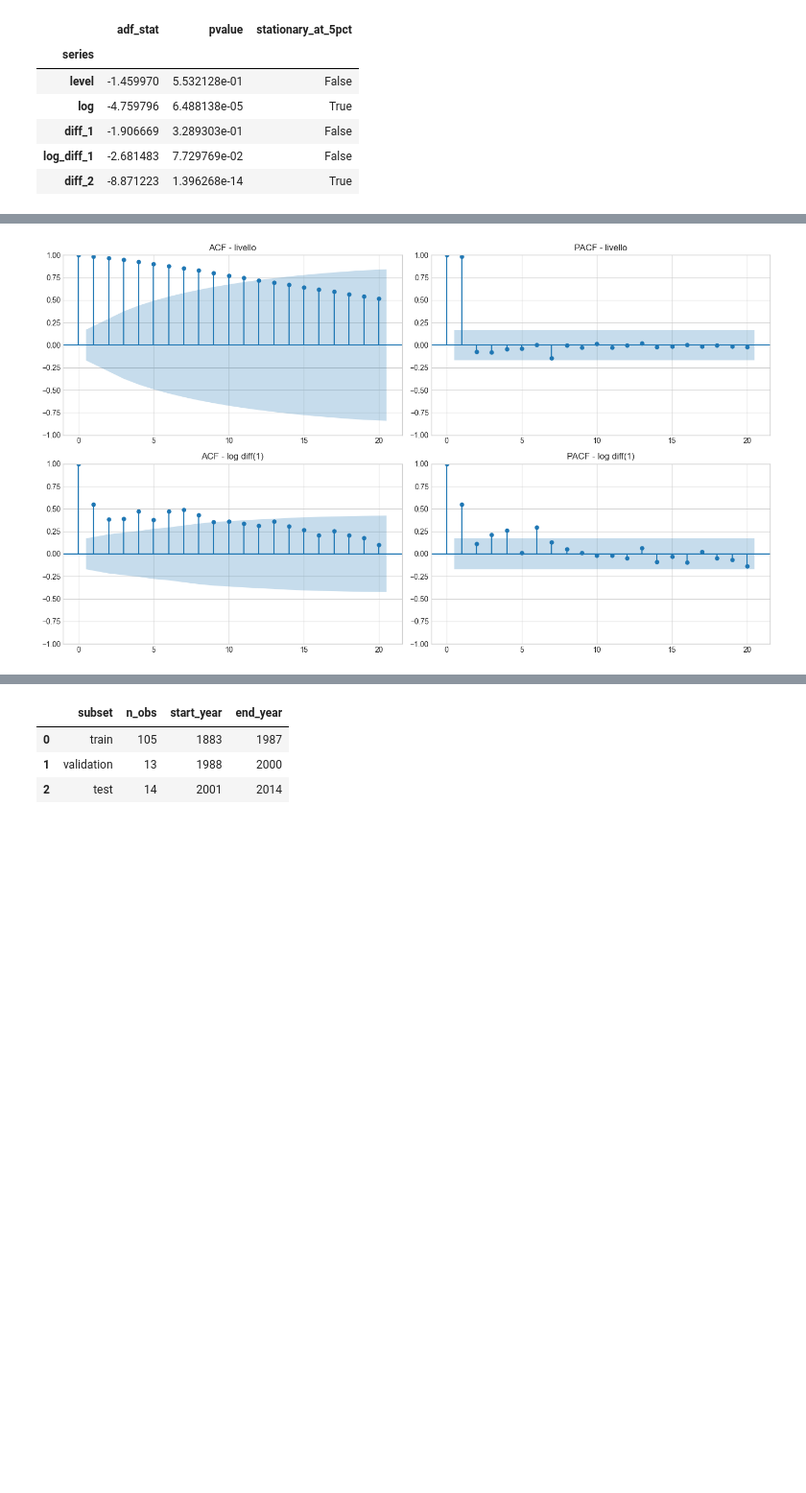
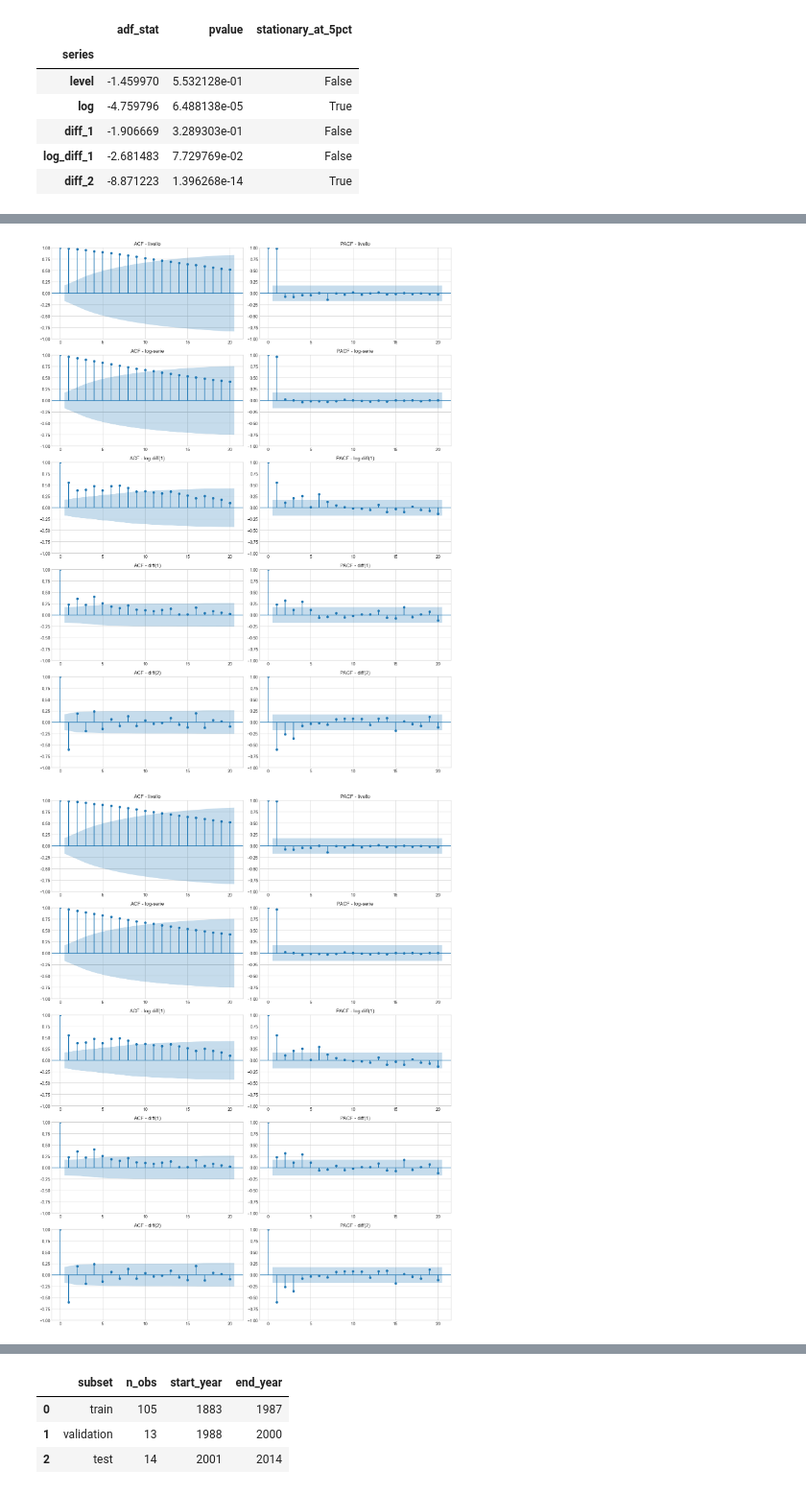
Before and after one commit to 1ngVG-OA/FinalProject, a Jupyter notebook: Tavola_1.14.ipynb, the cells around one changed output, grey strips where cells are left out. Shown at 96% size. Saved outputs shown, nothing was run; the diff lists cells and outputs as text; code cells hidden in the pictures; blank space fills up the shorter version.

Commit message:
Refactor + step 4

```diff
--- a/Tavola_1.14.ipynb
+++ b/Tavola_1.14.ipynb
@@ -29,7 +74,10 @@ plt.style.use("seaborn-v0_8-whitegrid")
 DATA_PATH = Path("Datasets") / "Tavola_1.14.csv"
 TARGET_COL = "Produzione_lorda_totale"
 # %%
-raw_preview = pd.read_csv(DATA_PATH, sep=";", header=None, dtype=str)
+raw_preview, series_df, summary = load_istat_series(
+    DATA_PATH,
+    target_col_name=TARGET_COL,
+)
 raw_preview.head(8)
 # %% [output]
 |  | 0 | 1 | 2 | 3 | 4 | 5 | 6 | 7 | 8 | 9 | 10 | ... |
@@ -148,16 +135,4 @@ def adf_report(series, name):
 # %%
-candidate_series = {
-    "level": target_series,
-    "log": np.log(target_series),
-    "diff_1": target_series.diff(),
-    "log_diff_1": np.log(target_series).diff(),
-    "diff_2": target_series.diff().diff(),
-}
-
-adf_results = pd.DataFrame(
-    [adf_report(series, name) for name, series in candidate_series.items()]
-).set_index("series")
-
 adf_results
 # %% [output]
 |  | adf_stat | pvalue | stationary_at_5pct |
@@ -189,19 +150,6 @@ plt.show()
 # %%
-fig, axes = plt.subplots(2, 2, figsize=(14, 8))
-
-plot_acf(candidate_series["level"].dropna(), lags=20, ax=axes[0, 0])
-axes[0, 0].set_title("ACF - livello")
-
-plot_pacf(candidate_series["level"].dropna(), lags=20, ax=axes[0, 1], method="ywm")
-axes[0, 1].set_title("PACF - livello")
-
-plot_acf(candidate_series["log_diff_1"].dropna(), lags=20, ax=axes[1, 0])
-axes[1, 0].set_title("ACF - log diff(1)")
-
-plot_pacf(candidate_series["log_diff_1"].dropna(), lags=20, ax=axes[1, 1], method="ywm")
-axes[1, 1].set_title("PACF - log diff(1)")
-
-plt.tight_layout()
-plt.show()
+fig_step2_acf_pacf = plot_step2_acf_pacf_grid(candidate_series, lags=20)
+fig_step2_acf_pacf
 # %% [output]
-[figure, old version]
+[figure, new version]
+[figure, added]
```
Also changed, not shown: parts of 30 cells of this notebook, 6 other files.
